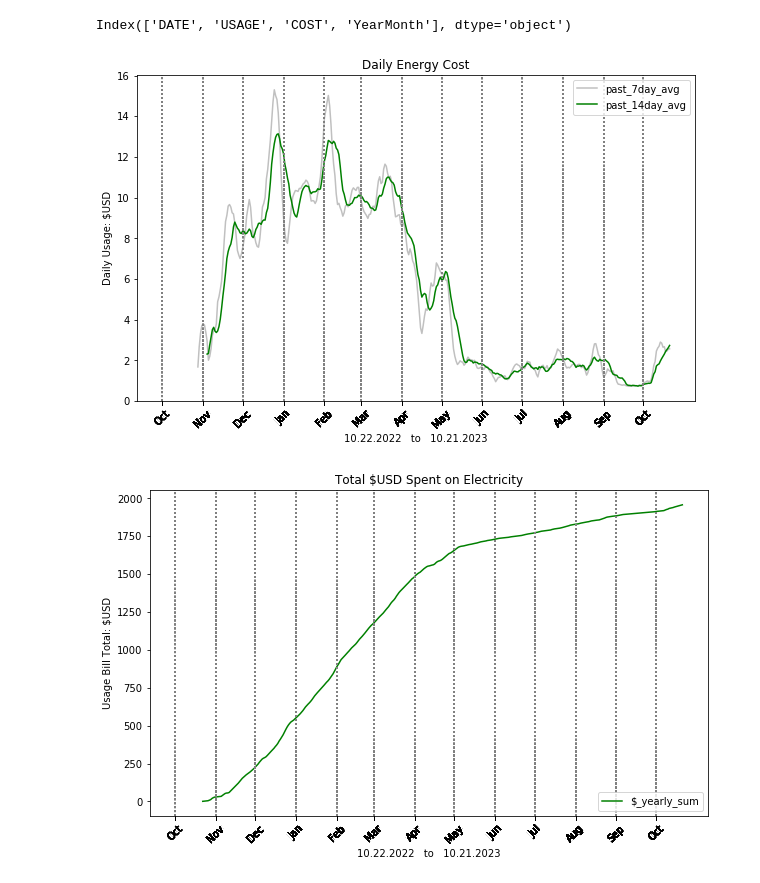
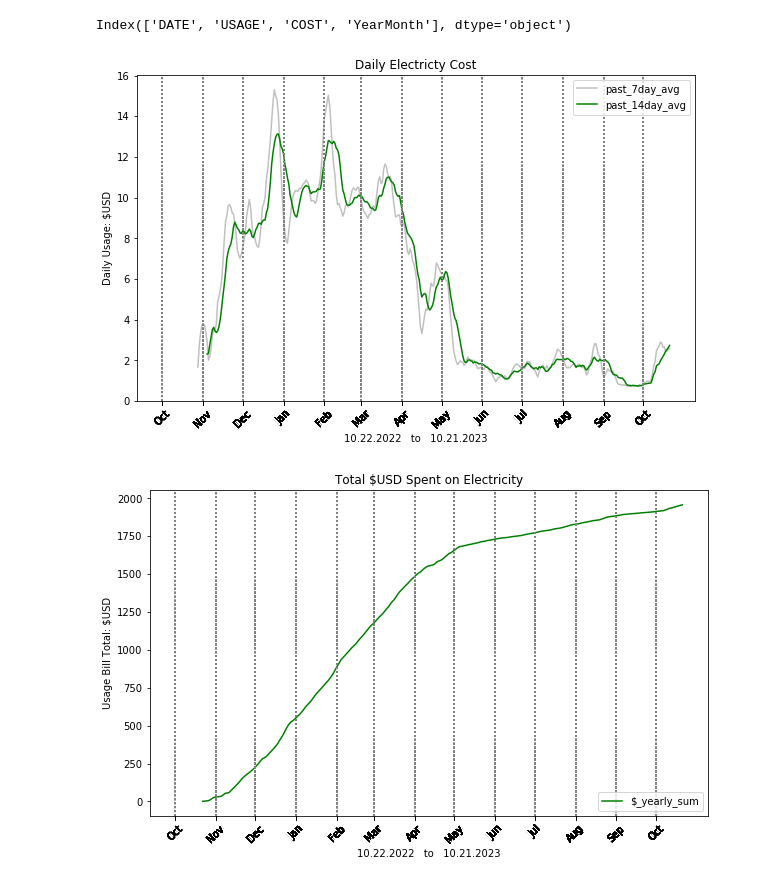
Before and after one commit to MichaelSalata/Energy_Use_Info, a Jupyter notebook: green_button_data_analysis.ipynb, the cells around one changed output. Cells and saved outputs as stored; diff of their text form; code cells hidden in the pictures.

```diff
--- a/green_button_data_analysis.ipynb
+++ b/green_button_data_analysis.ipynb
@@ -101,34 +101,34 @@ Index(['DATE', 'USAGE', 'COST', 'YearMonth'], dtype='object')
 # %%
 # Graph how USAGE total for every hour changes throughout the year
 
 # Create a Time Series plot
 plt.figure(figsize=(10, 6))
 # plt.plot(daily_sum['DATE'], daily_sum['USAGE'])
 x_axis = start_date.strftime("%m.%d.%Y") + '   to   ' + end_date.strftime("%m.%d.%Y")
 plt.xlabel(x_axis)
 plt.ylabel('Daily Usage: $USD')
-plt.title('Daily Energy Cost')
+plt.title('Daily Electricty Cost')
 plt.xticks(daily_sum['YearMonth'].dt.to_timestamp(), daily_sum['YearMonth'].dt.strftime('%b'), rotation=45)
 
 
 # Smoothed Line Plot (rolling average every week)
 smoothed = daily_sum.set_index('DATE').rolling(window=7).mean()  # Adjust window for smoothing
 plt.plot(smoothed.index, smoothed['COST'], label='past_7day_avg', color='silver')
 
 
 # Smoothed Line Plot (rolling average every 2 weeks)
 smoothed2 = daily_sum.set_index('DATE').rolling(window=14).mean()  # Adjust window for smoothing
 plt.plot(smoothed2.index, smoothed2['COST'], label='past_14day_avg', color='green')
 
 
 # Plotting vertical lines for each month
 for date in daily_sum['YearMonth'].dt.to_timestamp():
     plt.axvline(x=date, color='gray', linestyle=':')
 
 plt.legend()
 plt.show()
 # %% [output]
-[figure, old version]
+[figure, new version]
 # %%
 # Graph how the USAGE Bill adds up throughout the whole year
 daily_sum['COST_Cumulative'] = daily_sum['COST'].cumsum()
```
Also changed, not shown: parts of 2 cells of this notebook.
